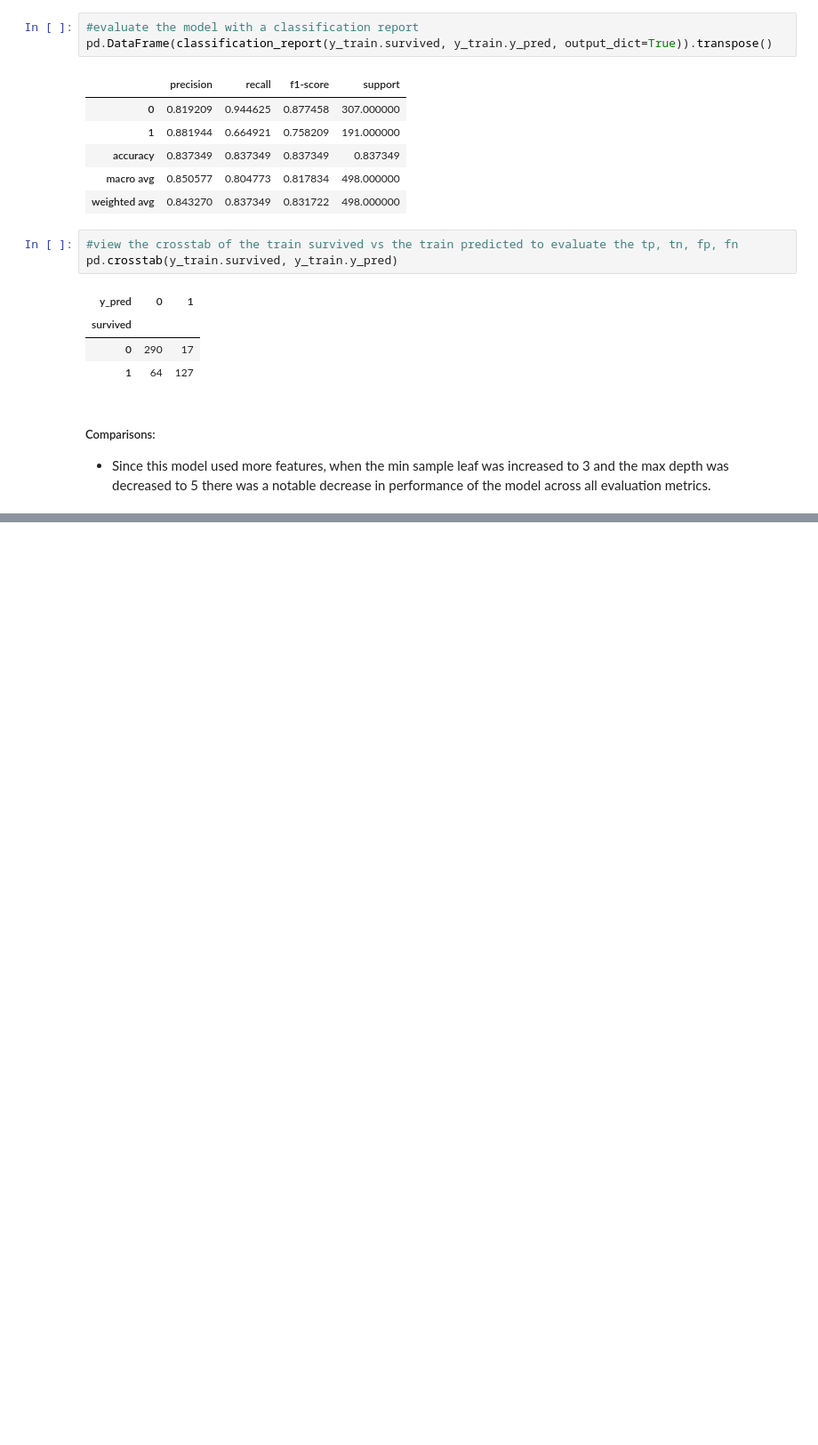
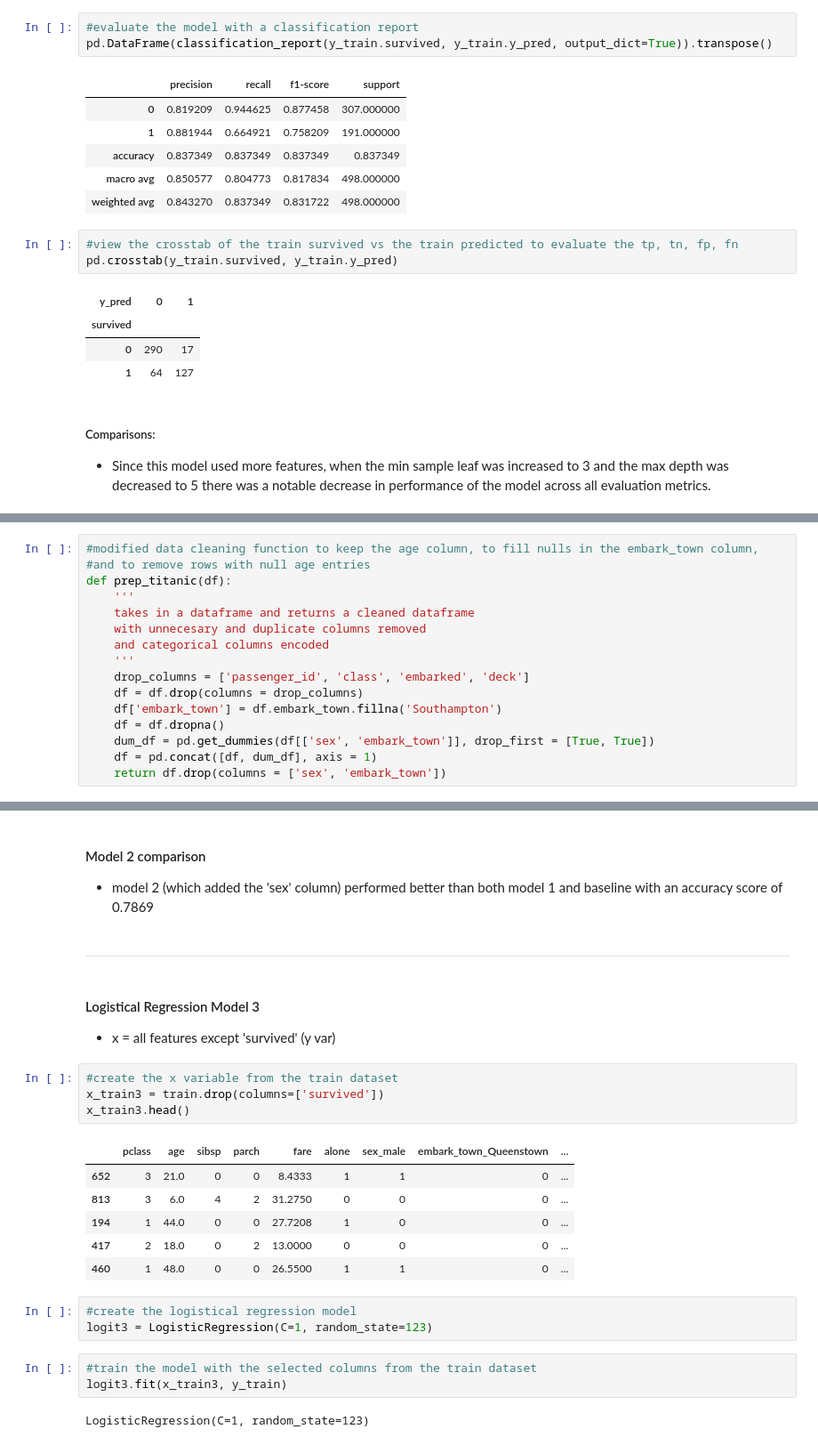
Before and after one commit to NSharick/classification-exercises, a Jupyter notebook: model.ipynb, the cells around one changed output, grey strips where cells are left out. Shown at 89% size. Cells and saved outputs as stored; diff of their text form; blank space fills up the shorter version.

```diff
--- a/model.ipynb
+++ b/model.ipynb
@@ -1359,0 +1443,16 @@ accuracy_score(y_val, y_val_pred)
+# %%
+#modified data cleaning function to keep the age column, to fill nulls in the embark_town column,
+#and to remove rows with null age entries
+def prep_titanic(df):
+    '''
+    takes in a dataframe and returns a cleaned dataframe
+    with unnecesary and duplicate columns removed
+    and categorical columns encoded
+    '''
+    drop_columns = ['passenger_id', 'class', 'embarked', 'deck']
+    df = df.drop(columns = drop_columns)
+    df['embark_town'] = df.embark_town.fillna('Southampton')
+    df = df.dropna()
+    dum_df = pd.get_dummies(df[['sex', 'embark_town']], drop_first = [True, True])
+    df = pd.concat([df, dum_df], axis = 1)
+    return df.drop(columns = ['sex', 'embark_town'])
@@ -1359,0 +1674,27 @@ accuracy_score(y_val, y_val_pred)
+# %% [markdown]
+#### Model 2 comparison
+- model 2 (which added the 'sex' column) performed better than both model 1 and baseline with an accuracy score of 0.7869
+# %% [markdown]
+---
+# %% [markdown]
+#### Logistical Regression Model 3
+- x = all features except 'survived' (y var)
+# %%
+#create the x variable from the train dataset
+x_train3 = train.drop(columns=['survived'])
+x_train3.head()
+# %% [output]
+|  | pclass | age | sibsp | parch | fare | alone | sex_male | embark_town_Queenstown | ... |
+| 652 | 3 | 21.0 | 0 | 0 | 8.4333 | 1 | 1 | 0 | ... |
+| 813 | 3 | 6.0 | 4 | 2 | 31.2750 | 0 | 0 | 0 | ... |
+| 194 | 1 | 44.0 | 0 | 0 | 27.7208 | 1 | 0 | 0 | ... |
+| 417 | 2 | 18.0 | 0 | 2 | 13.0000 | 0 | 0 | 0 | ... |
+| 460 | 1 | 48.0 | 0 | 0 | 26.5500 | 1 | 1 | 0 | ... |
+# %%
+#create the logistical regression model
+logit3 = LogisticRegression(C=1, random_state=123)
+# %%
+#train the model with the selected columns from the train dataset
+logit3.fit(x_train3, y_train)
+# %% [output]
+LogisticRegression(C=1, random_state=123)
```
Also changed, not shown: parts of 173 cells of this notebook.
